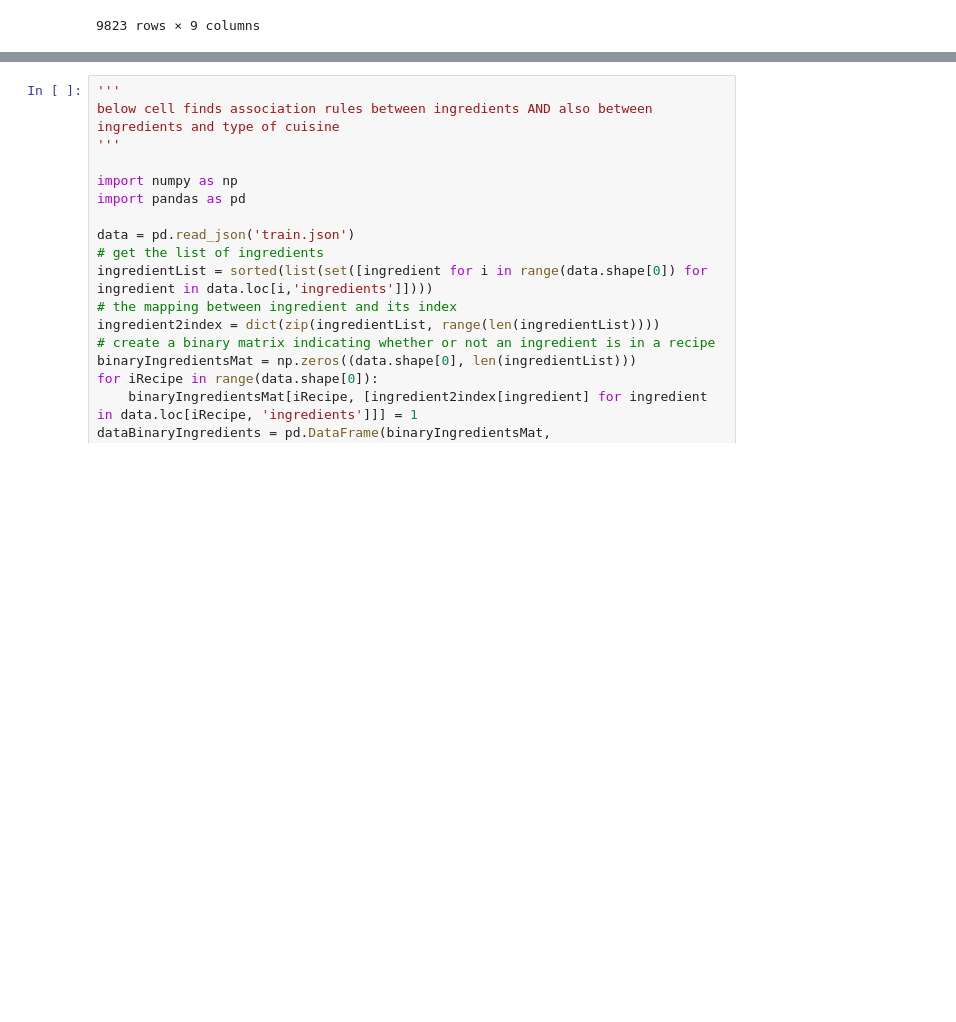
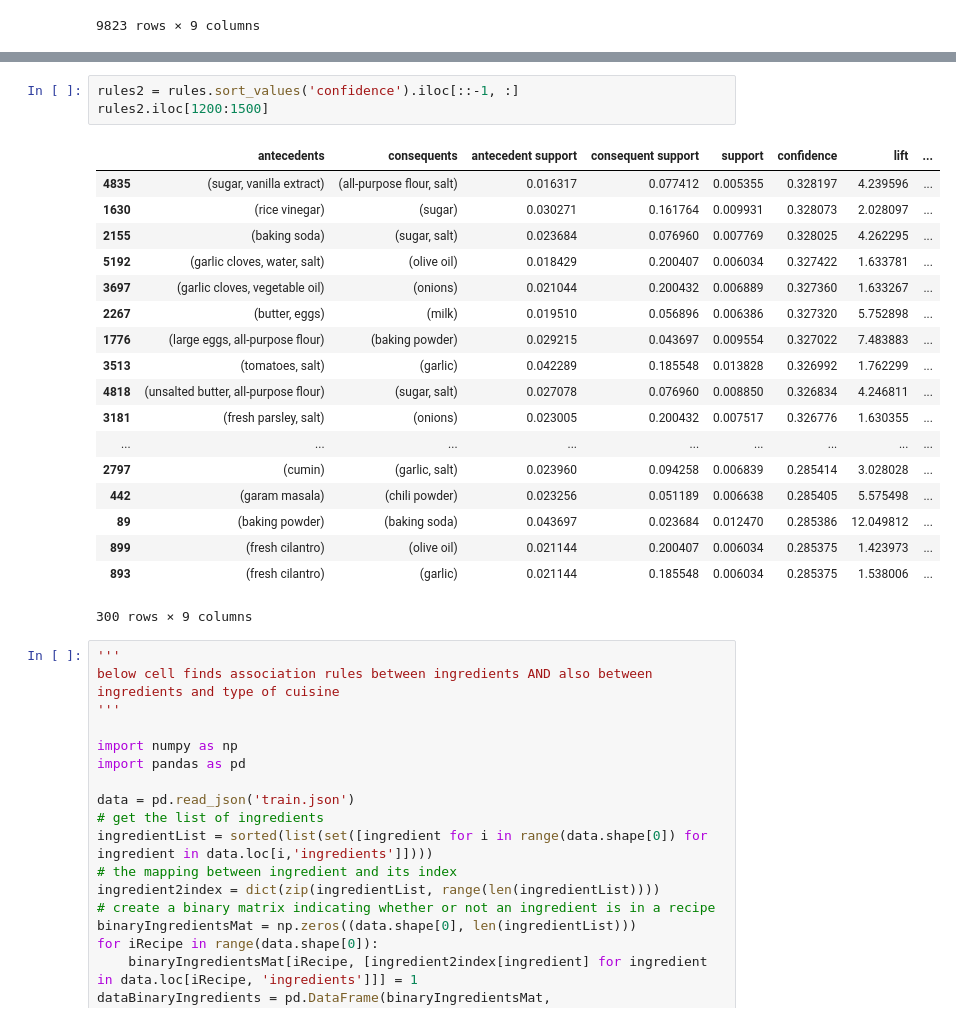
Before and after one commit to neurocaience/cos424_finalproj_kagglewhatscooking, a Jupyter notebook: AssociationRules.ipynb, the cells around one changed output, grey strips where cells are left out. Saved outputs shown, nothing was run; the diff lists cells and outputs as text; blank space fills up the shorter version.

```diff
--- a/AssociationRules.ipynb
+++ b/AssociationRules.ipynb
@@ -166,3 +200,25 @@ df[df['consequents'] != frozenset({'salt'})]
+# %%
+rules2 = rules.sort_values('confidence').iloc[::-1, :]
+rules2.iloc[1200:1500]
+# %% [output]
+|  | antecedents | consequents | antecedent support | consequent support | support | confidence | lift | ... |
+| 4835 | (sugar, vanilla extract) | (all-purpose flour, salt) | 0.016317 | 0.077412 | 0.005355 | 0.328197 | 4.239596 | ... |
+| 1630 | (rice vinegar) | (sugar) | 0.030271 | 0.161764 | 0.009931 | 0.328073 | 2.028097 | ... |
+| 2155 | (baking soda) | (sugar, salt) | 0.023684 | 0.076960 | 0.007769 | 0.328025 | 4.262295 | ... |
+| 5192 | (garlic cloves, water, salt) | (olive oil) | 0.018429 | 0.200407 | 0.006034 | 0.327422 | 1.633781 | ... |
+| 3697 | (garlic cloves, vegetable oil) | (onions) | 0.021044 | 0.200432 | 0.006889 | 0.327360 | 1.633267 | ... |
+| 2267 | (butter, eggs) | (milk) | 0.019510 | 0.056896 | 0.006386 | 0.327320 | 5.752898 | ... |
+| 1776 | (large eggs, all-purpose flour) | (baking powder) | 0.029215 | 0.043697 | 0.009554 | 0.327022 | 7.483883 | ... |
+| 3513 | (tomatoes, salt) | (garlic) | 0.042289 | 0.185548 | 0.013828 | 0.326992 | 1.762299 | ... |
+| 4818 | (unsalted butter, all-purpose flour) | (sugar, salt) | 0.027078 | 0.076960 | 0.008850 | 0.326834 | 4.246811 | ... |
+| 3181 | (fresh parsley, salt) | (onions) | 0.023005 | 0.200432 | 0.007517 | 0.326776 | 1.630355 | ... |
+| ... | ... | ... | ... | ... | ... | ... | ... | ... |
+| 2797 | (cumin) | (garlic, salt) | 0.023960 | 0.094258 | 0.006839 | 0.285414 | 3.028028 | ... |
+| 442 | (garam masala) | (chili powder) | 0.023256 | 0.051189 | 0.006638 | 0.285405 | 5.575498 | ... |
+| 89 | (baking powder) | (baking soda) | 0.043697 | 0.023684 | 0.012470 | 0.285386 | 12.049812 | ... |
+| 899 | (fresh cilantro) | (olive oil) | 0.021144 | 0.200407 | 0.006034 | 0.285375 | 1.423973 | ... |
+| 893 | (fresh cilantro) | (garlic) | 0.021144 | 0.185548 | 0.006034 | 0.285375 | 1.538006 | ... |
+300 rows × 9 columns
 # %%
 '''
 below cell finds association rules between ingredients AND also between ingredients and type of cuisine
```
Also changed, not shown: parts of 9 cells of this notebook.
